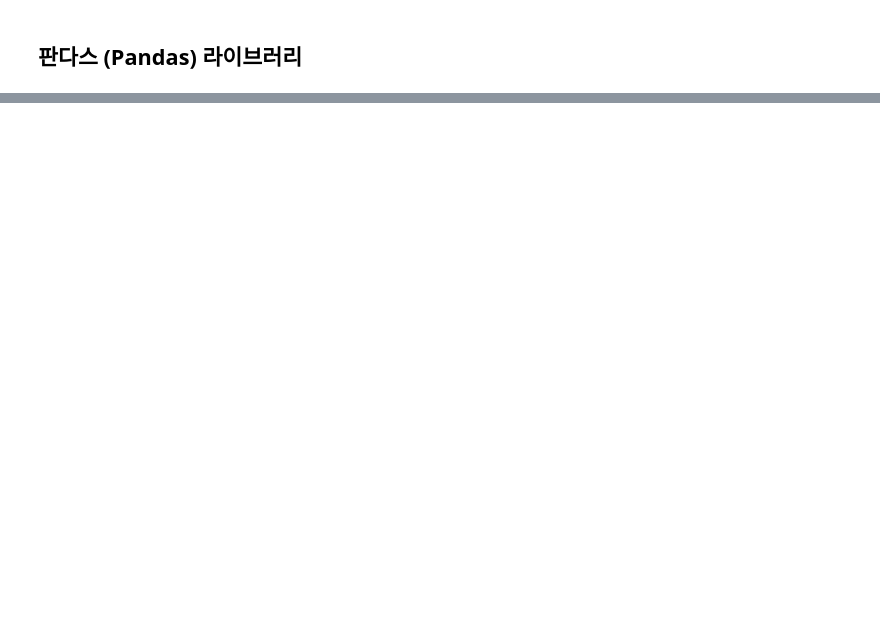
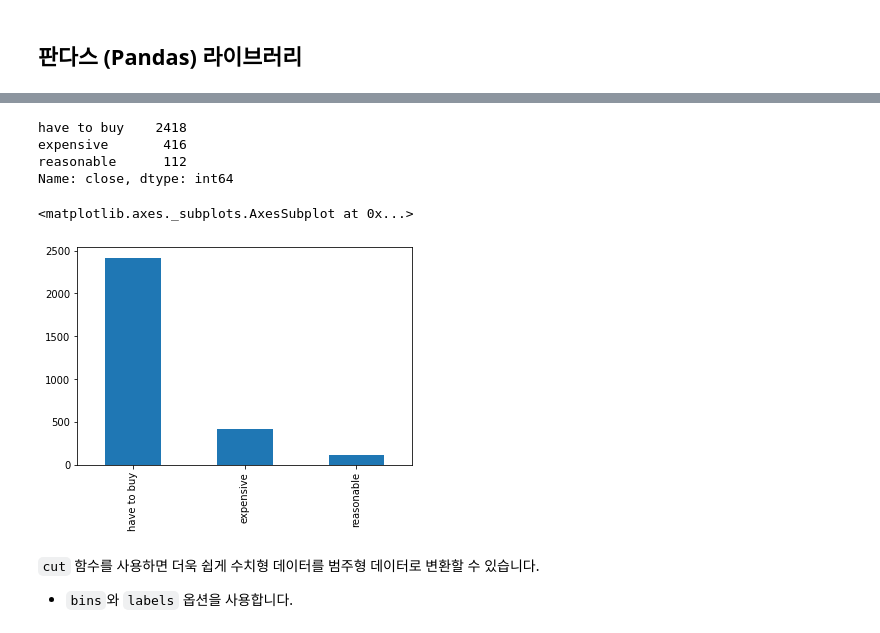
Before and after one commit to KSeungBin/python, a Jupyter notebook: Series.ipynb, the cells around one changed output, grey strips where cells are left out. Drawn from its saved outputs; the diff is of its cells as text; code cells hidden in the pictures; blank space fills up the shorter version.

```diff
--- a/Series.ipynb
+++ b/Series.ipynb
@@ -523,0 +206,6 @@ ndarray(Series)와 메모리
+# %%
+# map : 하나의 함수를 입력받아 mapping하는 메서드(시리즈에 있는 데이터 하나를 func에 넣어 -> 참이 반환되면 동일한 인덱스에 반환된 값을 저장 -> 반복해서 하나의 시리즈를 만들어 반환)
+def func(x):
+  return x
+
+s.map(func)
@@ -523,0 +225,12 @@ ndarray(Series)와 메모리
+# %%
+# map method는 python이 제공하지 않는 복잡한 기능을 내 데이터에 적용할 때 사용(내가 정의한 특정 함수를 전체 데이터에 적용)
+# 수치형 데이터를 범주형 데이터로 변환하는 함수
+def func(x):
+  if x < 10:  # 하나의 입력에 대해 반드시 한 개의 반환값을 지정해야 함
+    return "C"
+  elif x < 20:
+    return "B"
+  else:
+    return "A"
+
+s.map(func) # map method의 parameter는 func()라고 쓰지 않고, 함수의 이름만 넘겨준다.
@@ -523,0 +302,5 @@ ndarray(Series)와 메모리
+# %%
+# 우선 시리즈에서 하나의 데이터를 꺼내 return하는 동작이 실행되는지 확인
+def func(x):  # x에는 755000.0 ...이 차례로 들어옴 (dtype이 float이므로 숫자 연산을 하면 됨)
+  return x
+btc['close'].map(func)
@@ -523,0 +321,11 @@ ndarray(Series)와 메모리
+# %%
+def func(x):
+  if x > 40000000:
+    return "expensive"
+  elif x > 20000000:
+    return "reasonable"
+  else:
+    return "have to buy"
+
+buy_or_giveup = btc['close'].map(func)
+buy_or_giveup
@@ -523,0 +346,15 @@ ndarray(Series)와 메모리
+# %%
+buy_or_giveup.value_counts()
+# %% [output]
+have to buy    2418
+expensive       416
+reasonable      112
+Name: close, dtype: int64
+# %%
+buy_or_giveup.value_counts().plot.bar()
+# %% [output]
+<matplotlib.axes._subplots.AxesSubplot at 0x...>
+[figure, added]
+# %% [markdown]
+`cut` 함수를 사용하면 더욱 쉽게 수치형 데이터를 범주형 데이터로 변환할 수 있습니다.
+- `bins`와 `labels` 옵션을 사용합니다.
```
Also changed, not shown: parts of 145 cells of this notebook.
